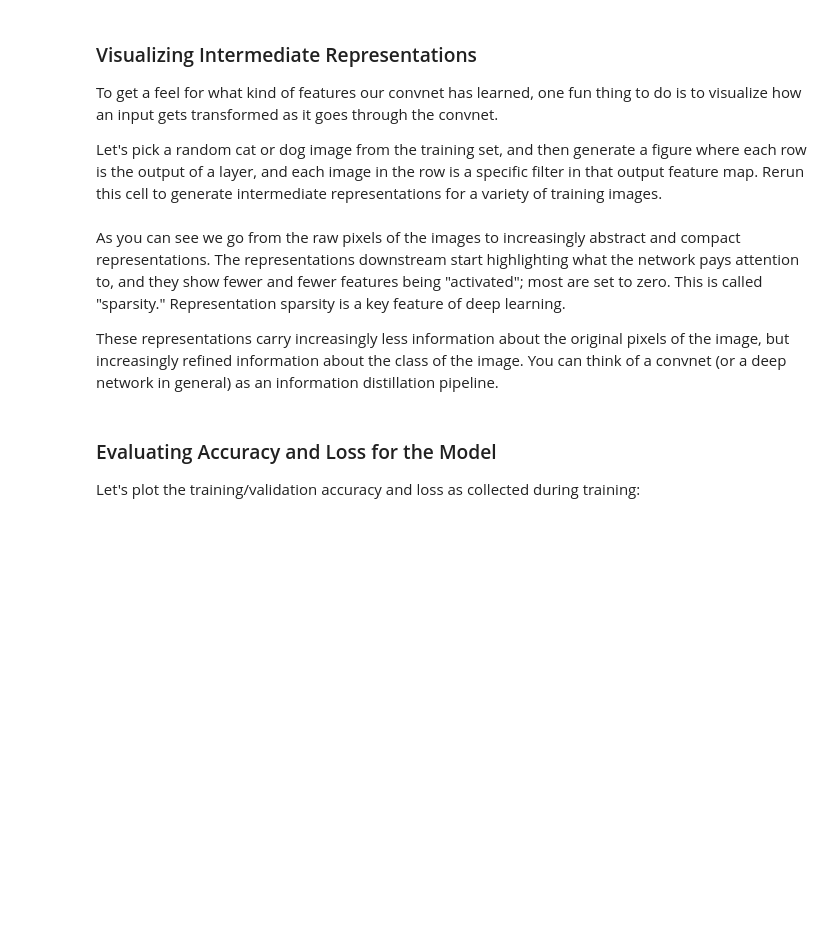
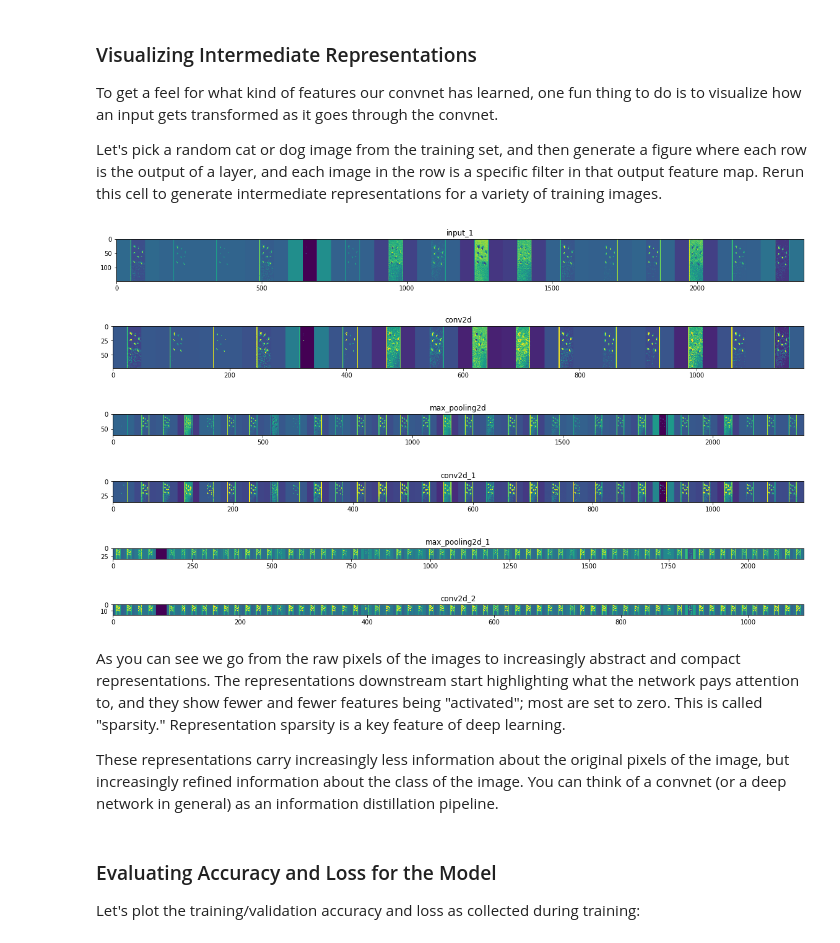
Before and after one commit to kpjaskie/SenSIP21, a Jupyter notebook: Crystal_Identification.ipynb, the cells around one changed output. Saved outputs shown, nothing was run; the diff lists cells and outputs as text; code cells hidden in the pictures; blank space fills up the shorter version.

```diff
--- a/Crystal_Identification.ipynb
+++ b/Crystal_Identification.ipynb
@@ -219,20 +104,0 @@ Now, display a batch of 8 cat and 8 dog pictures. You can rerun the cell to see
-# %%
-# Set up matplotlib fig, and size it to fit 4x4 pics
-fig = plt.gcf()
-fig.set_size_inches(ncols * 4, nrows * 4)
-
-pic_index += 8
-next_cat_pix = [os.path.join(train_cats_dir, fname)
-                for fname in train_cat_fnames[pic_index-8:pic_index]]
-next_dog_pix = [os.path.join(train_dogs_dir, fname)
-                for fname in train_dog_fnames[pic_index-8:pic_index]]
-
-for i, img_path in enumerate(next_cat_pix+next_dog_pix):
-  # Set up subplot; subplot indices start at 1
-  sp = plt.subplot(nrows, ncols, i + 1)
-  sp.axis('Off') # Don't show axes (or gridlines)
-
-  img = mpimg.imread(img_path)
-  plt.imshow(img)
-
-plt.show()
@@ -297,7 +232,7 @@ Next, we'll configure the specifications for model training. We will train our m
 from tensorflow.keras.optimizers import RMSprop
 
 model.compile(loss='binary_crossentropy',
-              optimizer=RMSprop(lr=0.001),
+              optimizer=RMSprop(learning_rate=0.001),
               metrics=['acc'])
 # %% [markdown]
 ### Data Preprocessing
@@ -316,7 +251,7 @@ val_datagen = ImageDataGenerator(rescale=1./255)
 
 # Flow training images in batches of 20 using train_datagen generator
 train_generator = train_datagen.flow_from_directory(
-        train_dir,  # This is the source directory for training images
+        train_data,  # This is the source directory for training images
         target_size=(150, 150),  # All images will be resized to 150x150
         batch_size=20,
         # Since we use binary_crossentropy loss, we need binary labels
@@ -324,7 +259,7 @@ train_generator = train_datagen.flow_from_directory(
 
 # Flow validation images in batches of 20 using val_datagen generator
 validation_generator = val_datagen.flow_from_directory(
-        validation_dir,
+        val_data,
         target_size=(150, 150),
         batch_size=20,
         class_mode='binary')
@@ -334,8 +272,8 @@ Let's train on all 2,000 images available, for 15 epochs, and validate on all 1,
 # %%
-history = model.fit_generator(
+history = model.fit(
       train_generator,
-      steps_per_epoch=100,  # 2000 images = batch_size * steps
+      steps_per_epoch=32,  # X training images (640) = batch_size (20) * steps (32)
       epochs=15,
       validation_data=validation_generator,
-      validation_steps=50,  # 1000 images = batch_size * steps
+      validation_steps=8,  # X validation images (160) = batch_size (20) * steps (8)
       verbose=2)
@@ -356,10 +312,10 @@ from tensorflow.keras.preprocessing.image import img_to_array, load_img
 successive_outputs = [layer.output for layer in model.layers[1:]]
 visualization_model = Model(img_input, successive_outputs)
 
-# Let's prepare a random input image of a cat or dog from the training set.
-cat_img_files = [os.path.join(train_cats_dir, f) for f in train_cat_fnames]
-dog_img_files = [os.path.join(train_dogs_dir, f) for f in train_dog_fnames]
-img_path = random.choice(cat_img_files + dog_img_files)
+# Let's prepare a random input image of a no or yes from the training set.
+no_img_files = [os.path.join(train_data + '/No', f) for f in X_no_train]
+yes_img_files = [os.path.join(train_data + '/Yes', f) for f in X_yes_train]
+img_path = random.choice(no_img_files + yes_img_files)
 
 img = load_img(img_path, target_size=(150, 150))  # this is a PIL image
 x = img_to_array(img)  # Numpy array with shape (150, 150, 3)
@@ -373,33 +329,40 @@ x /= 255
 successive_feature_maps = visualization_model.predict(x)
 
 # These are the names of the layers, so can have them as part of our plot
 layer_names = [layer.name for layer in model.layers]
 
 # Now let's display our representations
 for layer_name, feature_map in zip(layer_names, successive_feature_maps):
   if len(feature_map.shape) == 4:
     # Just do this for the conv / maxpool layers, not the fully-connected layers
     n_features = feature_map.shape[-1]  # number of features in feature map
     # The feature map has shape (1, size, size, n_features)
     size = feature_map.shape[1]
     # We will tile our images in this matrix
     display_grid = np.zeros((size, size * n_features))
     for i in range(n_features):
       # Postprocess the feature to make it visually palatable
       x = feature_map[0, :, :, i]
       x -= x.mean()
       x /= x.std()
       x *= 64
       x += 128
       x = np.clip(x, 0, 255).astype('uint8')
       # We'll tile each filter into this big horizontal grid
       display_grid[:, i * size : (i + 1) * size] = x
     # Display the grid
     scale = 20. / n_features
     plt.figure(figsize=(scale * n_features, scale))
     plt.title(layer_name)
     plt.grid(False)
     plt.imshow(display_grid, aspect='auto', cmap='viridis')
+# %% [output]
+[figure, added]
+[figure, added]
+[figure, added]
+[figure, added]
+[figure, added]
+[figure, added]
 # %% [markdown]
 As you can see we go from the raw pixels of the images to increasingly abstract and compact representations. The representations downstream start highlighting what the network pays attention to, and they show fewer and fewer features being "activated"; most are set to zero. This is called "sparsity." Representation sparsity is a key feature of deep learning.
 
```
Also changed, not shown: parts of 28 cells of this notebook.
